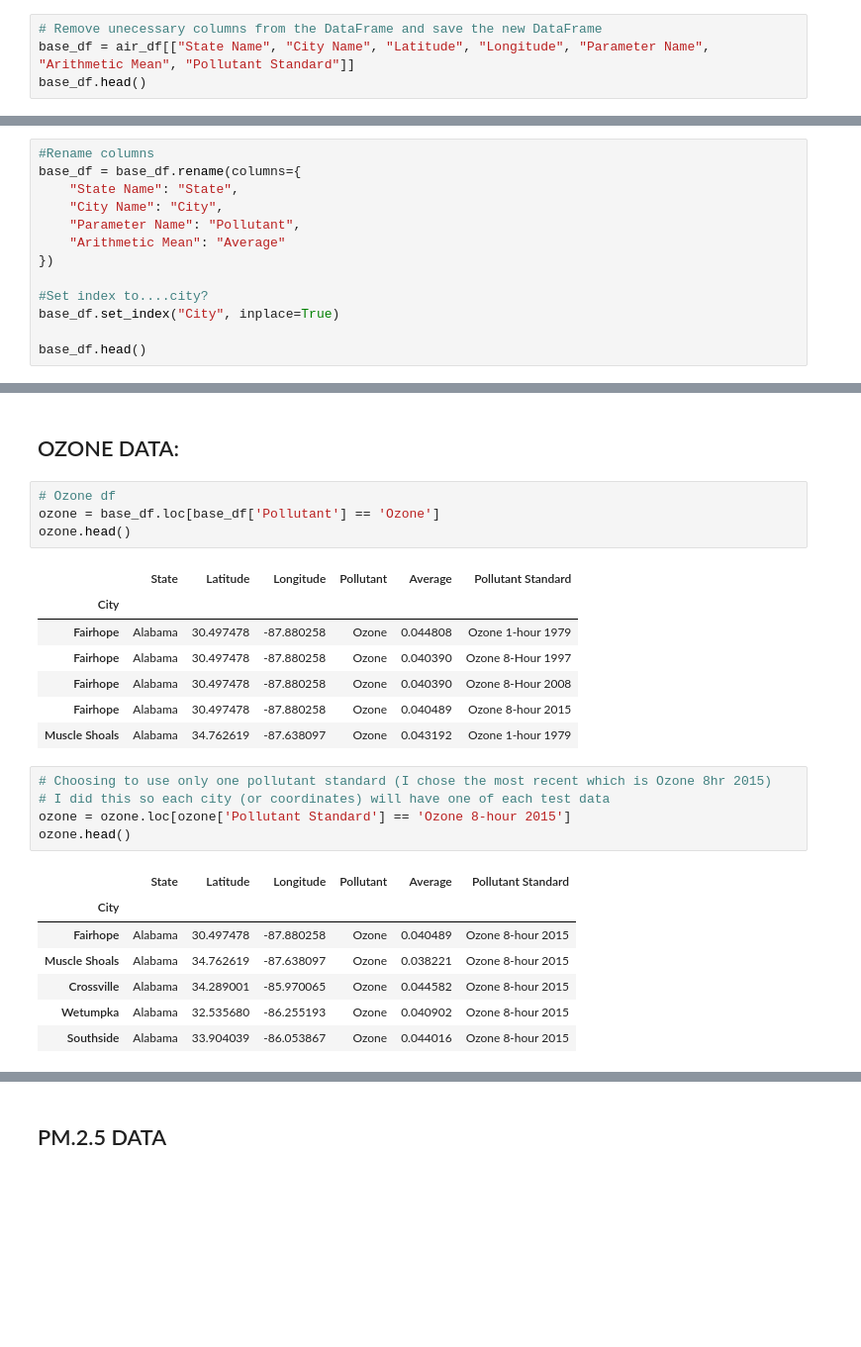
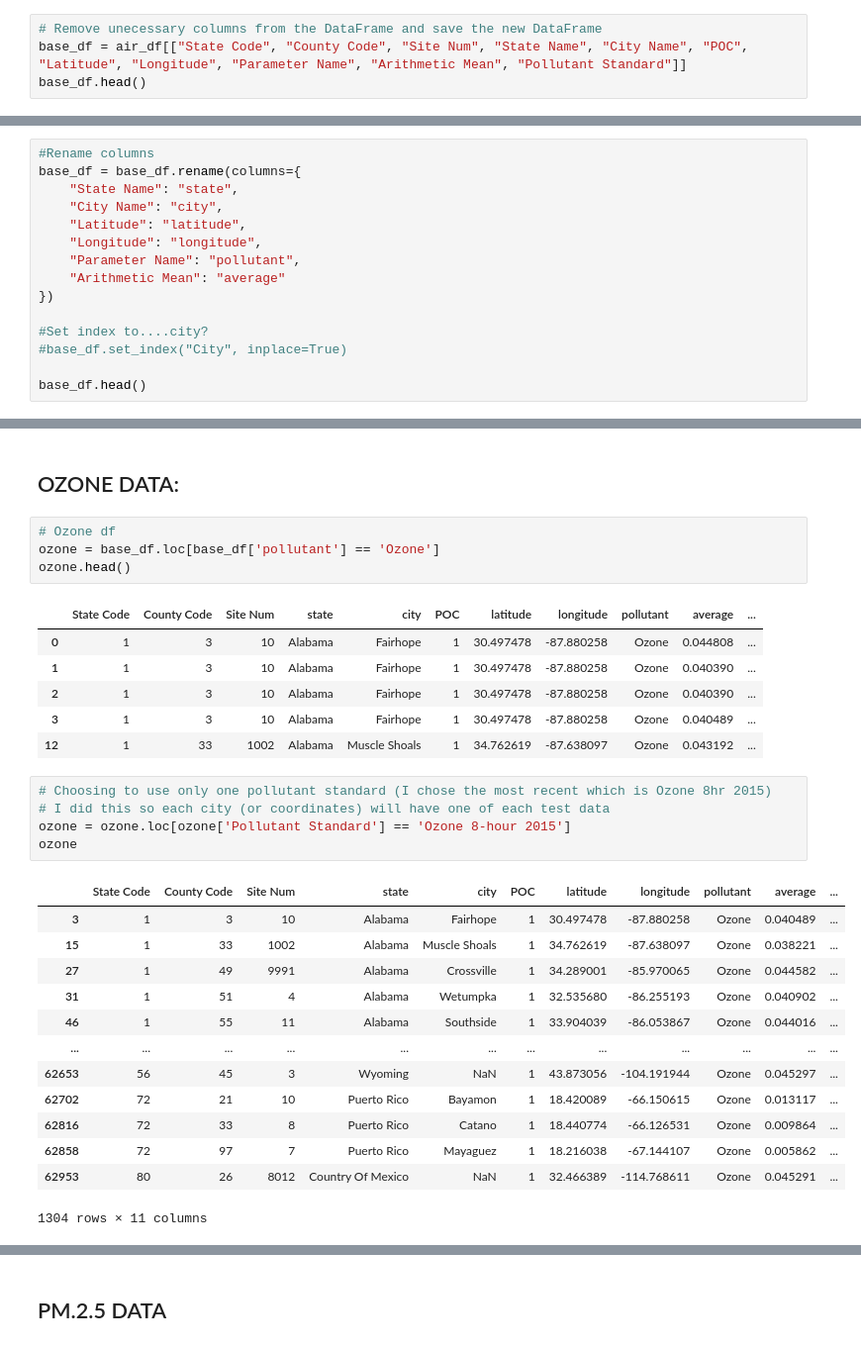
Before and after one commit to grahamendean/Project_2, a Jupyter notebook: air.ipynb, the cells around one changed output, grey strips where cells are left out. Shown at 99% size. Drawn from its saved outputs; the diff is of its cells as text; blank space fills up the shorter version.

```diff
--- a/air.ipynb
+++ b/air.ipynb
@@ -21,5 +27,5 @@ air_df.head()
 # %%
 # Remove unecessary columns from the DataFrame and save the new DataFrame
-base_df = air_df[["State Name", "City Name", "Latitude", "Longitude", "Parameter Name", "Arithmetic Mean", "Pollutant Standard"]]
+base_df = air_df[["State Code", "County Code", "Site Num", "State Name", "City Name", "POC", "Latitude", "Longitude", "Parameter Name", "Arithmetic Mean", "Pollutant Standard"]]
 base_df.head()
 # %% [output]
@@ -32,14 +38,16 @@ base_df.head()
 # %%
 #Rename columns
 base_df = base_df.rename(columns={
-    "State Name": "State",
-    "City Name": "City",
-    "Parameter Name": "Pollutant",
-    "Arithmetic Mean": "Average"
+    "State Name": "state",
+    "City Name": "city",
+    "Latitude": "latitude",
+    "Longitude": "longitude",
+    "Parameter Name": "pollutant",
+    "Arithmetic Mean": "average"
 })
 
 #Set index to....city?
-base_df.set_index("City", inplace=True)
+#base_df.set_index("City", inplace=True)
 
 base_df.head()
 # %% [output]
@@ -54,29 +61,34 @@ base_df.head()
 ## OZONE DATA:
 # %%
 # Ozone df
-ozone = base_df.loc[base_df['Pollutant'] == 'Ozone']
+ozone = base_df.loc[base_df['pollutant'] == 'Ozone']
 ozone.head()
 # %% [output]
-|  | State | Latitude | Longitude | Pollutant | Average | Pollutant Standard |
-| City |  |  |  |  |  |  |
-| Fairhope | Alabama | 30.497478 | -87.880258 | Ozone | 0.044808 | Ozone 1-hour 1979 |
-| Fairhope | Alabama | 30.497478 | -87.880258 | Ozone | 0.040390 | Ozone 8-Hour 1997 |
-| Fairhope | Alabama | 30.497478 | -87.880258 | Ozone | 0.040390 | Ozone 8-Hour 2008 |
-| Fairhope | Alabama | 30.497478 | -87.880258 | Ozone | 0.040489 | Ozone 8-hour 2015 |
-| Muscle Shoals | Alabama | 34.762619 | -87.638097 | Ozone | 0.043192 | Ozone 1-hour 1979 |
+|  | State Code | County Code | Site Num | state | city | POC | latitude | longitude | pollutant | average | ... |
+| 0 | 1 | 3 | 10 | Alabama | Fairhope | 1 | 30.497478 | -87.880258 | Ozone | 0.044808 | ... |
+| 1 | 1 | 3 | 10 | Alabama | Fairhope | 1 | 30.497478 | -87.880258 | Ozone | 0.040390 | ... |
+| 2 | 1 | 3 | 10 | Alabama | Fairhope | 1 | 30.497478 | -87.880258 | Ozone | 0.040390 | ... |
+| 3 | 1 | 3 | 10 | Alabama | Fairhope | 1 | 30.497478 | -87.880258 | Ozone | 0.040489 | ... |
+| 12 | 1 | 33 | 1002 | Alabama | Muscle Shoals | 1 | 34.762619 | -87.638097 | Ozone | 0.043192 | ... |
 # %%
 # Choosing to use only one pollutant standard (I chose the most recent which is Ozone 8hr 2015)
 # I did this so each city (or coordinates) will have one of each test data
 ozone = ozone.loc[ozone['Pollutant Standard'] == 'Ozone 8-hour 2015']
-ozone.head()
+ozone
 # %% [output]
-|  | State | Latitude | Longitude | Pollutant | Average | Pollutant Standard |
-| City |  |  |  |  |  |  |
-| Fairhope | Alabama | 30.497478 | -87.880258 | Ozone | 0.040489 | Ozone 8-hour 2015 |
-| Muscle Shoals | Alabama | 34.762619 | -87.638097 | Ozone | 0.038221 | Ozone 8-hour 2015 |
-| Crossville | Alabama | 34.289001 | -85.970065 | Ozone | 0.044582 | Ozone 8-hour 2015 |
-| Wetumpka | Alabama | 32.535680 | -86.255193 | Ozone | 0.040902 | Ozone 8-hour 2015 |
-| Southside | Alabama | 33.904039 | -86.053867 | Ozone | 0.044016 | Ozone 8-hour 2015 |
+|  | State Code | County Code | Site Num | state | city | POC | latitude | longitude | pollutant | average | ... |
+| 3 | 1 | 3 | 10 | Alabama | Fairhope | 1 | 30.497478 | -87.880258 | Ozone | 0.040489 | ... |
+| 15 | 1 | 33 | 1002 | Alabama | Muscle Shoals | 1 | 34.762619 | -87.638097 | Ozone | 0.038221 | ... |
+| 27 | 1 | 49 | 9991 | Alabama | Crossville | 1 | 34.289001 | -85.970065 | Ozone | 0.044582 | ... |
+| 31 | 1 | 51 | 4 | Alabama | Wetumpka | 1 | 32.535680 | -86.255193 | Ozone | 0.040902 | ... |
+| 46 | 1 | 55 | 11 | Alabama | Southside | 1 | 33.904039 | -86.053867 | Ozone | 0.044016 | ... |
+| ... | ... | ... | ... | ... | ... | ... | ... | ... | ... | ... | ... |
+| 62653 | 56 | 45 | 3 | Wyoming | NaN | 1 | 43.873056 | -104.191944 | Ozone | 0.045297 | ... |
+| 62702 | 72 | 21 | 10 | Puerto Rico | Bayamon | 1 | 18.420089 | -66.150615 | Ozone | 0.013117 | ... |
+| 62816 | 72 | 33 | 8 | Puerto Rico | Catano | 1 | 18.440774 | -66.126531 | Ozone | 0.009864 | ... |
+| 62858 | 72 | 97 | 7 | Puerto Rico | Mayaguez | 1 | 18.216038 | -67.144107 | Ozone | 0.005862 | ... |
+| 62953 | 80 | 26 | 8012 | Country Of Mexico | NaN | 1 | 32.466389 | -114.768611 | Ozone | 0.045291 | ... |
+1304 rows × 11 columns
 # %%
 # Search for duplicates
 ozone.duplicated()
```
Also changed, not shown: parts of 38 cells of this notebook, 11 other files.
